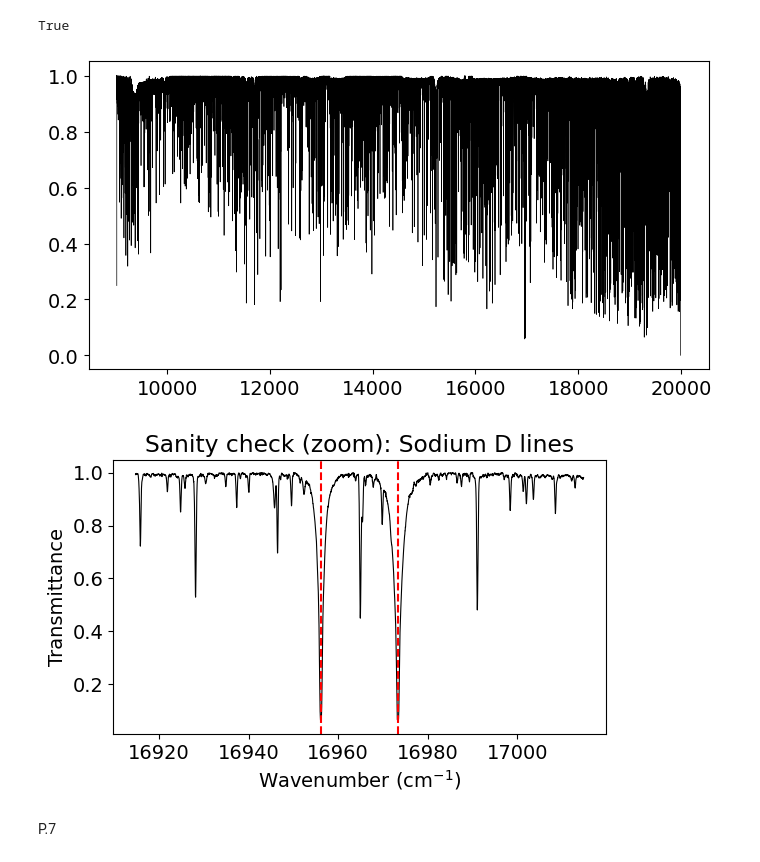
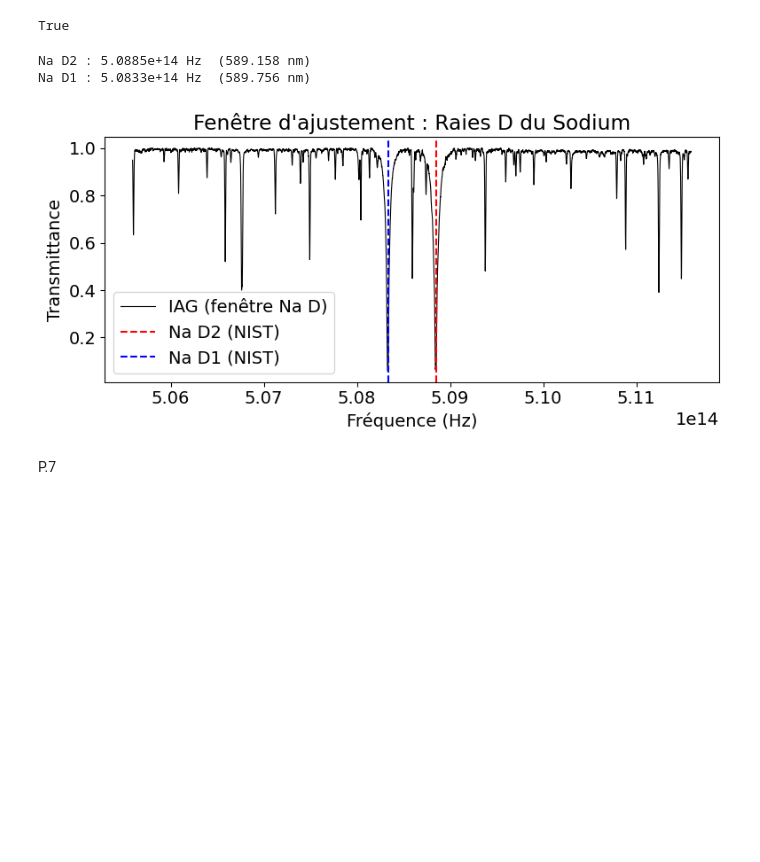
Before and after one commit to crabedesneiges/solar_spectrum, a Jupyter notebook: sun_atmosphere.ipynb, the cells around one changed output. Cells and saved outputs as stored; diff of their text form; code cells hidden in the pictures; blank space fills up the shorter version.

```diff
--- a/sun_atmosphere.ipynb
+++ b/sun_atmosphere.ipynb
@@ -336,39 +336,45 @@ class NISTQuery:
     def list_wavelengths(self, lines):
         return lines["Observed"]
 # %%
-# Query sodium lines from NIST
-nist = NISTQuery()
-lines_na = nist.get_lines(
-    species="Na I",
-    wavelength_range=(580, 600)
-)
+# Fréquences des raies Na D depuis NIST
+nist   = NISTQuery()
+lines_na = nist.get_lines("Na I", (580, 600))
+wl_na_nm = np.array(lines_na["Observed"].data, dtype=float)
+wl_na_nm = wl_na_nm[~np.isnan(wl_na_nm)]
 
-# Convert NIST wavelengths to wavenumber
-wl_na_nm = lines_na["Observed"]
-v_na = 1e7 / wl_na_nm
+# Conversion longueur d'onde (nm) -> fréquence (Hz)
+f_na = const.c / (wl_na_nm * 1e-9)   # Hz
 
-# Solar spectrum
-plt.figure(figsize=(8,4))
-plt.plot(ot.v, ot.solar_atlas, 'k', lw=0.5, label="Solar spectrum (IAG)")
+# Garder seulement les 2 raies D principales (les plus intenses)
+# D2 ~ 588.995 nm, D1 ~ 589.592 nm
+f_na_sorted = np.sort(f_na)[::-1]  # ordre décroissant en fréquence
+f_D2, f_D1 = f_na_sorted[0], f_na_sorted[1]
+print(f"Na D2 : {f_D2:.4e} Hz  ({const.c/f_D2*1e9:.3f} nm)")
+print(f"Na D1 : {f_D1:.4e} Hz  ({const.c/f_D1*1e9:.3f} nm)")
 
-# Restrict the analysis to a +- 50cm^-1 window around the mean wavenumber of the sodium D lines
-v0 = v_na.mean()
-mask = (ot.v > v0 - 50) & (ot.v < v0 + 50)
+# Fenêtre spectrale autour des raies D (±3nm en fréquence)
+f_center = (f_D1 + f_D2) / 2
+delta_f  = 3e12   # Hz (~3nm autour du centre)
 
-plt.figure(figsize=(6,4))
-plt.plot(ot.v[mask], ot.solar_atlas[mask], 'k', lw=0.8)
+mask    = (f_hz > f_center - delta_f) & (f_hz < f_center + delta_f)
+f_fit   = f_hz[mask]
+trans_obs = S_f[mask]
 
-for v_line in v_na:
-    plt.axvline(v_line, color='red', ls='--')
-
-plt.xlabel("Wavenumber (cm$^{-1}$)")
+# Vérification : les raies doivent être visibles comme creux
+plt.figure(figsize=(8, 4))
+plt.plot(f_fit, trans_obs, 'k', lw=0.8, label='IAG (fenêtre Na D)')
+plt.axvline(f_D2, color='red',  ls='--', label='Na D2 (NIST)')
+plt.axvline(f_D1, color='blue', ls='--', label='Na D1 (NIST)')
+plt.xlabel("Fréquence (Hz)")
 plt.ylabel("Transmittance")
-plt.title("Sanity check (zoom): Sodium D lines")
+plt.title("Fenêtre d'ajustement : Raies D du Sodium")
+plt.legend()
 plt.tight_layout()
 plt.show()
 # %% [output]
+Na D2 : 5.0885e+14 Hz  (589.158 nm)
+Na D1 : 5.0833e+14 Hz  (589.756 nm)
-[figure, old version]
+[figure, new version]
-[figure, removed]
 # %% [markdown]
 P.7
 # %%
```
Also changed, not shown: parts of 7 cells of this notebook.
